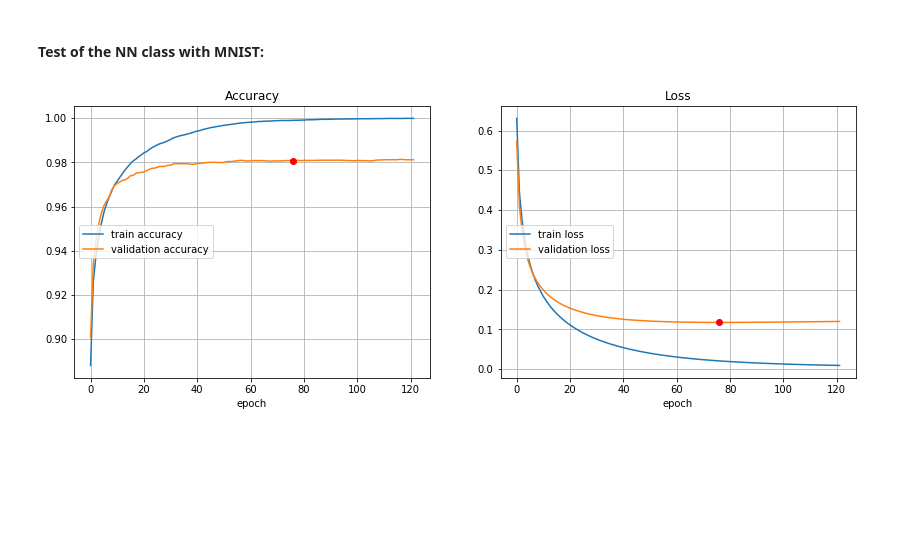
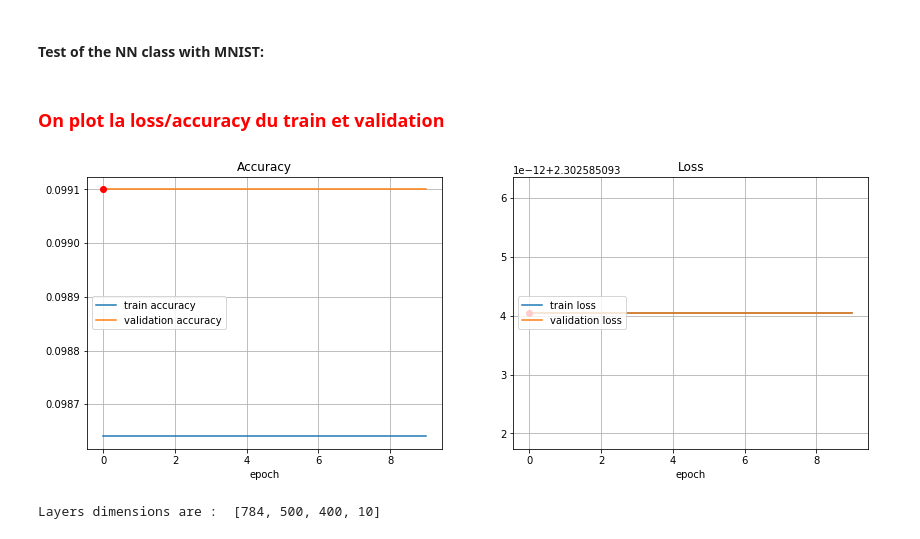
Before and after one commit to ai404/ift6135_assignment1, a Jupyter notebook: assignment1.ipynb, the cells around one changed output. Drawn from its saved outputs; the diff is of its cells as text; code cells hidden in the pictures; blank space fills up the shorter version.

```diff
--- a/assignment1.ipynb
+++ b/assignment1.ipynb
@@ -245,7 +239,10 @@ class NN(object):
         pass
 # %% [markdown]
 #### Test of the NN class with MNIST:
+# %% [markdown]
+### <font color="red"> On plot la loss/accuracy du train et validation
 # %%
+#SGD
 neural_net = NN(hidden_dims=(500, 400),
                 n_hidden=2, # number of hidden layers
                 mode='train', # current mode : train/test
@@ -254,8 +251,36 @@ neural_net = NN(hidden_dims=(500, 400),
                 epsilon = 1e-8, # for cross entropy calculus stability : log(x) = log(epsilon) if x < epsilon
                 lr = 5e-1, # learning rate
                 n_epochs = 1000, # max number of epochs
-                batch_size = 1000, # batch size for training
+                batch_size = 1, # batch size for training
                 compute_biases = True) # whether biases are used or not
 neural_net.train("glorot")
-# %% [output]
-[figure, removed]
+# %%
+#Zero_Init
+neural_net = NN(hidden_dims=(500, 400),
+                n_hidden=2, # number of hidden layers
+                mode='train', # current mode : train/test
+                datapath="mnist.pkl", # path where to find the .pkl file
+                model_path=None, # path where to save/load the model
+                epsilon = 1e-8, # for cross entropy calculus stability : log(x) = log(epsilon) if x < epsilon
+                lr = 5e-1, # learning rate
+                n_epochs = 10, # max number of epochs
+                batch_size = 1000, # batch size for training
+                compute_biases = True) # whether biases are used or not
+neural_net.train("zero")
+# %% [output]
+[figure, added]
+# %%
+#Normal_Init
+neural_net = NN(hidden_dims=(500, 400),
+                n_hidden=2, # number of hidden layers
+                mode='train', # current mode : train/test
+                datapath="mnist.pkl", # path where to find the .pkl file
+                model_path=None, # path where to save/load the model
+                epsilon = 1e-8, # for cross entropy calculus stability : log(x) = log(epsilon) if x < epsilon
+                lr = 5e-1, # learning rate
+                n_epochs = 10, # max number of epochs
+                batch_size = 100, # batch size for training
+                compute_biases = True) # whether biases are used or not
+neural_net.train("normal")
+# %% [output]
+Layers dimensions are :  [784, 500, 400, 10]
```
Also changed, not shown: parts of 3 cells of this notebook.
